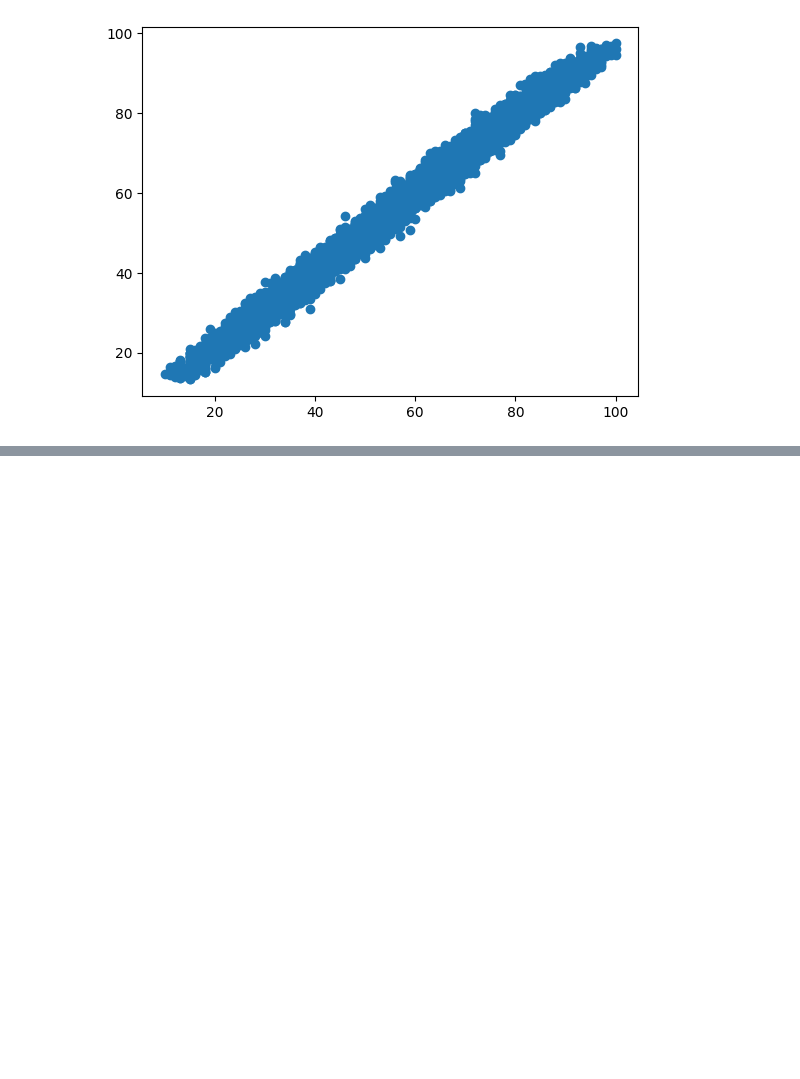
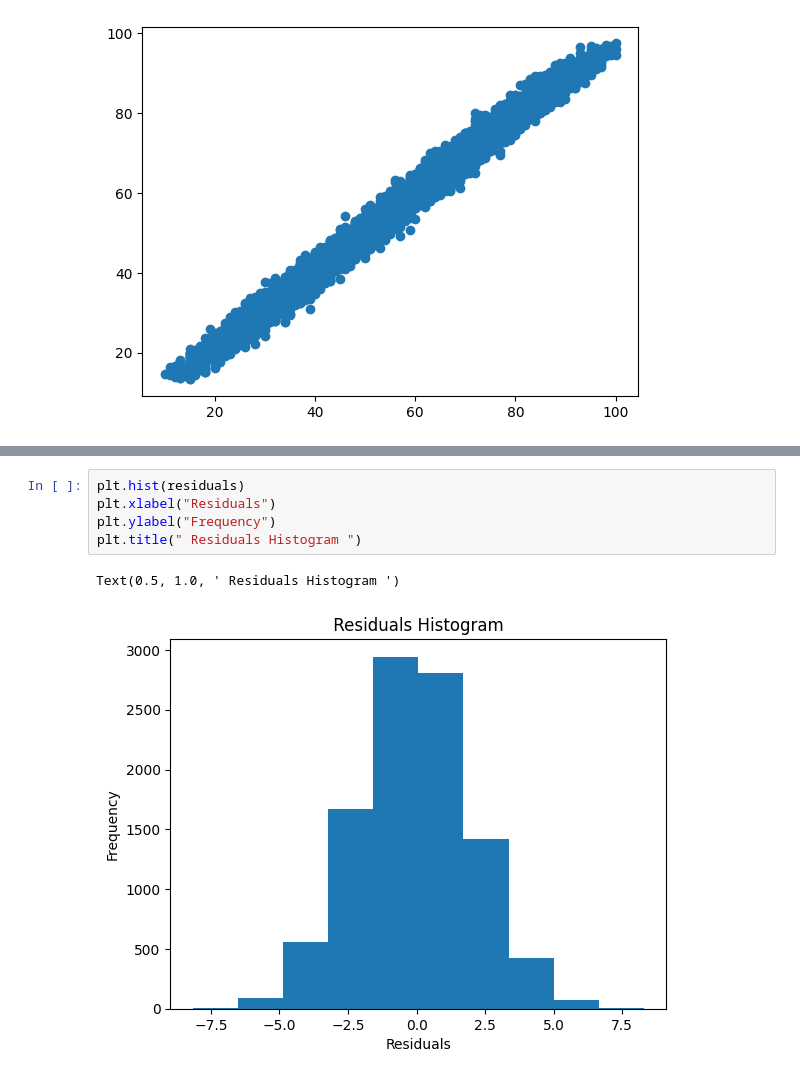
Before and after one commit to believeelikem/linear-regression-from-scratch-n-features, a Jupyter notebook: practice-2_student_performance.ipynb, the cells around one changed output, grey strips where cells are left out. Drawn from its saved outputs; the diff is of its cells as text; blank space fills up the shorter version.

```diff
--- a/practice-2_student_performance.ipynb
+++ b/practice-2_student_performance.ipynb
@@ -136,0 +140,8 @@ plt.scatter(predictions,residuals)
+# %%
+plt.hist(residuals)
+plt.xlabel("Residuals")
+plt.ylabel("Frequency")
+plt.title(" Residuals Histogram ")
+# %% [output]
+Text(0.5, 1.0, ' Residuals Histogram ')
+[figure, added]
```
Also changed, not shown: parts of 1 cell of this notebook.
